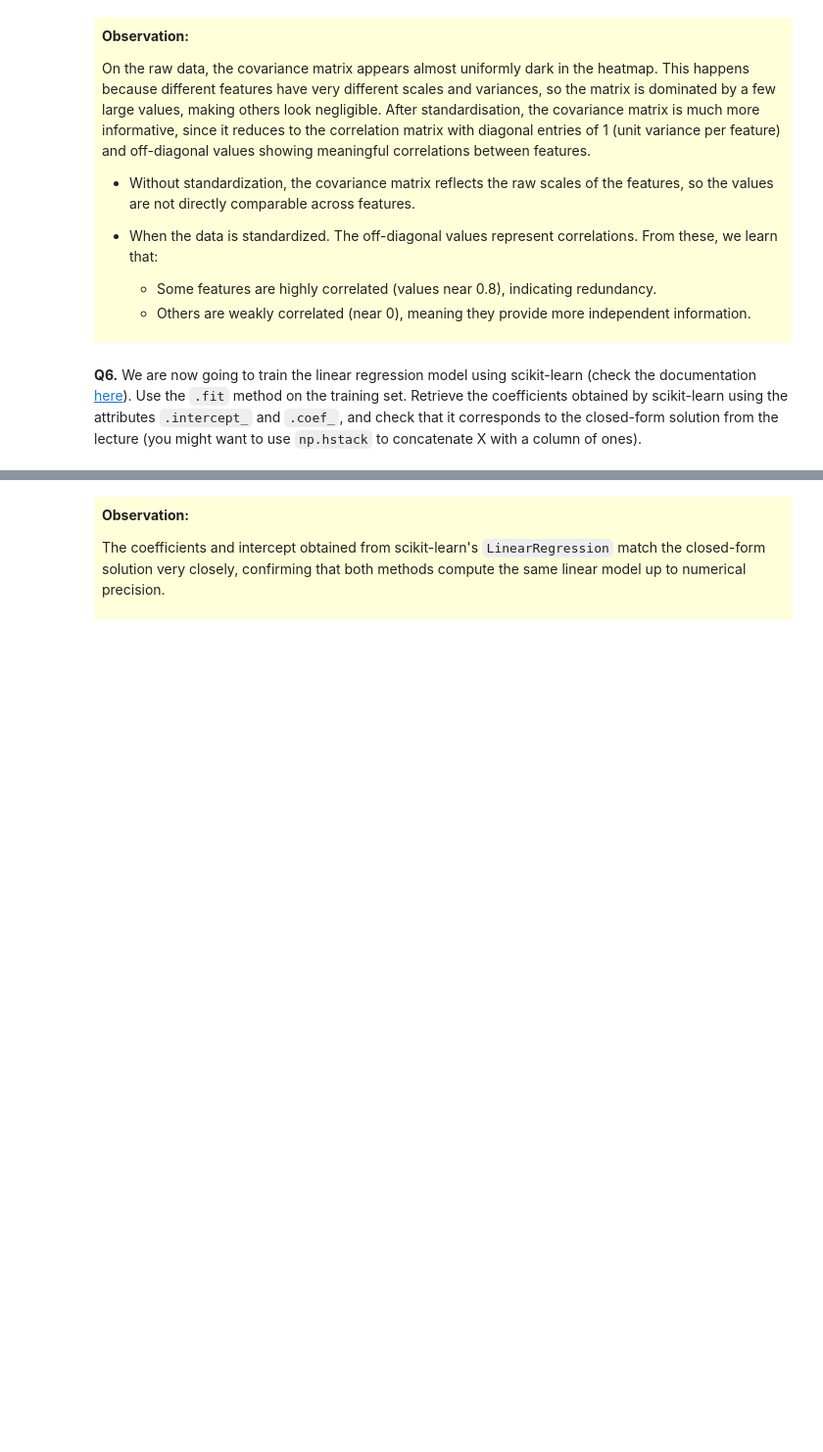
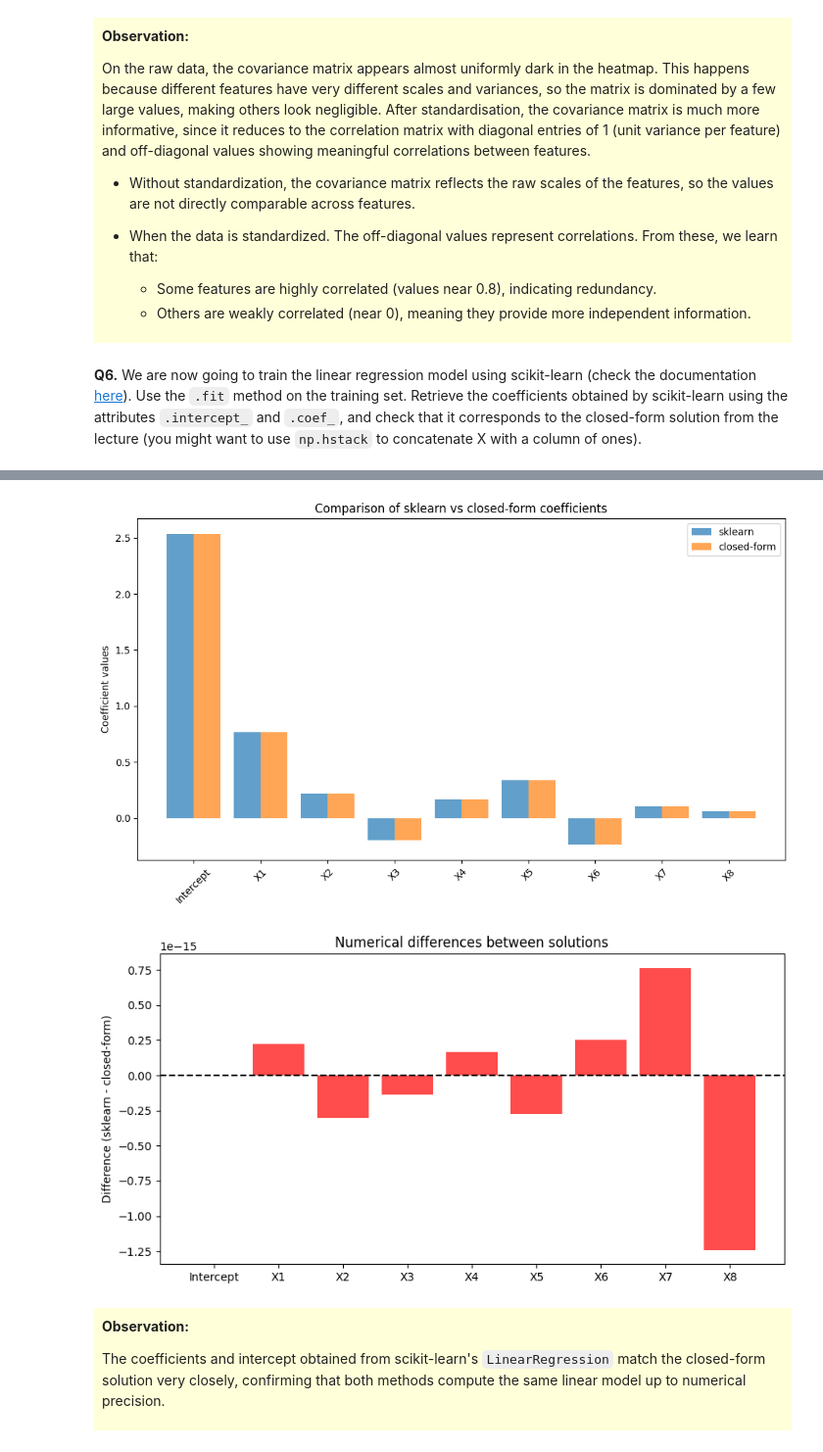
Before and after one commit to milanolivia/decision-apprentissage, a Jupyter notebook: lab1_AMORRI_MILANO/lab1.ipynb, the cells around one changed output, grey strips where cells are left out. Shown: that part at 98% size. Cells and saved outputs as stored; diff of their text form; code cells hidden in the pictures; blank space fills up the shorter version.

Commit message:
Lab1 + histograms for closed forms

```diff
--- a/lab1_AMORRI_MILANO/lab1.ipynb
+++ b/lab1_AMORRI_MILANO/lab1.ipynb
@@ -209,6 +209,38 @@ Differences:                [ 3.33066907e-16 -3.05311332e-16 -5.55111512e-17 -2.
 
 Check if all close: True
 ---------------------------------------------------------------------------
+# %%
+#Some plots for better visualisation
+
+coefficients = reg.coef_
+interception = reg.intercept_
+coeffs_sklearn = np.hstack([interception, coefficients])
+x_names = ["Intercept"] + [f"X{i}" for i in range(1, len(coefficients)+1)]
+x = np.arange(len(x_names))
+diffs = np.zeros(len(coefficients)+1)
+diffs[0] = reg.intercept_ - beta_closed_form[0]
+diffs[1:] = reg.coef_ - beta_closed_form[1:]
+
+
+plt.figure(figsize=(10,6))
+plt.bar(x - 0.2, coeffs_sklearn, width=0.4, label="sklearn", alpha=0.7)
+plt.bar(x + 0.2, beta_closed_form, width=0.4, label="closed-form", alpha=0.7)
+plt.xticks(x, x_names, rotation=45)
+plt.ylabel("Coefficient values")
+plt.title("Comparison of sklearn vs closed-form coefficients")
+plt.legend()
+plt.tight_layout()
+plt.show()
+
+plt.figure(figsize=(10,5))
+plt.bar(x_names, diffs, color="red", alpha=0.7)
+plt.axhline(0, color="black", linestyle="--")
+plt.ylabel("Difference (sklearn - closed-form)")
+plt.title("Numerical differences between solutions")
+plt.show()
+# %% [output]
+[figure, added]
+[figure, added]
 # %% [markdown]
 <div style="background-color: rgba(255, 255, 0, 0.15); padding: 8px;">
 
```
Also changed, not shown: parts of 3 cells of this notebook.
